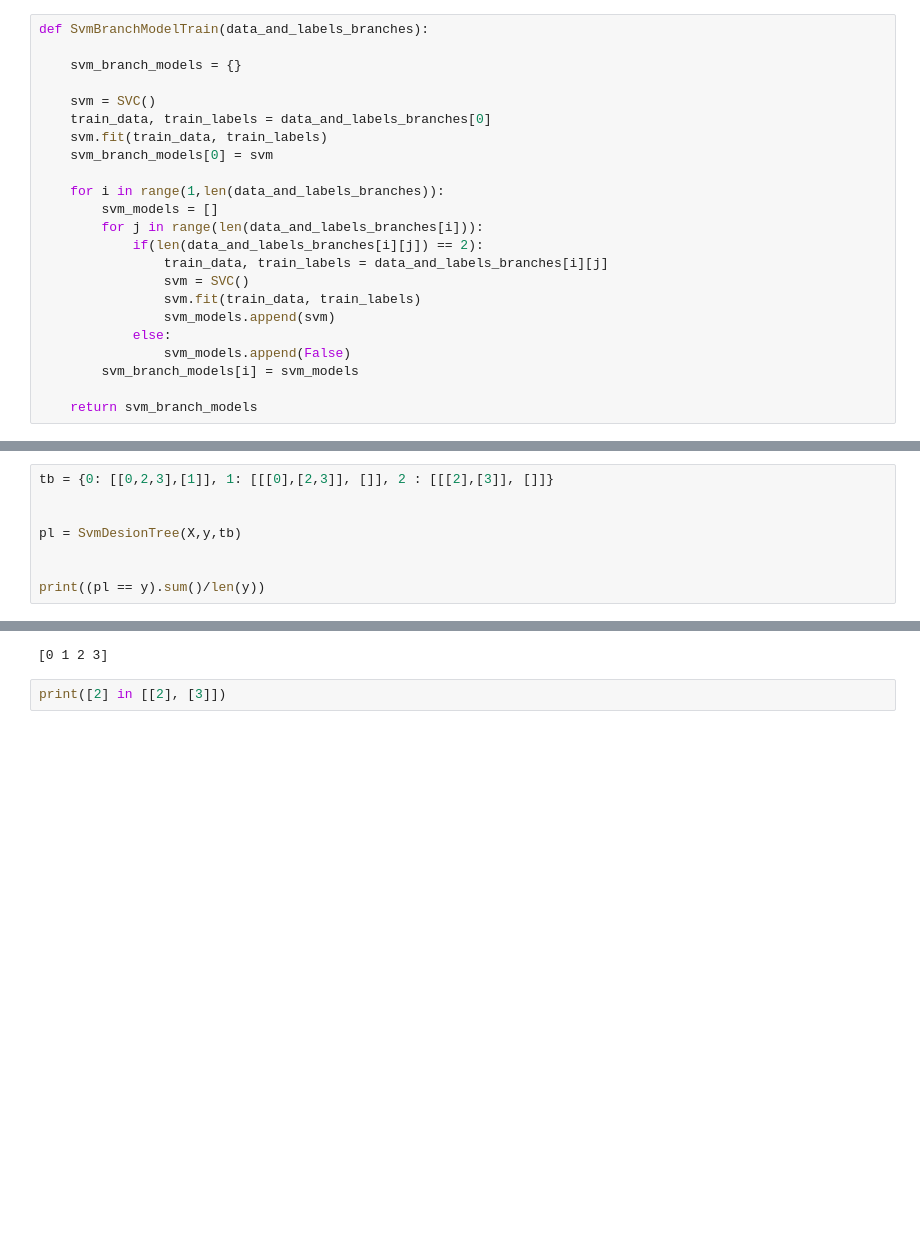
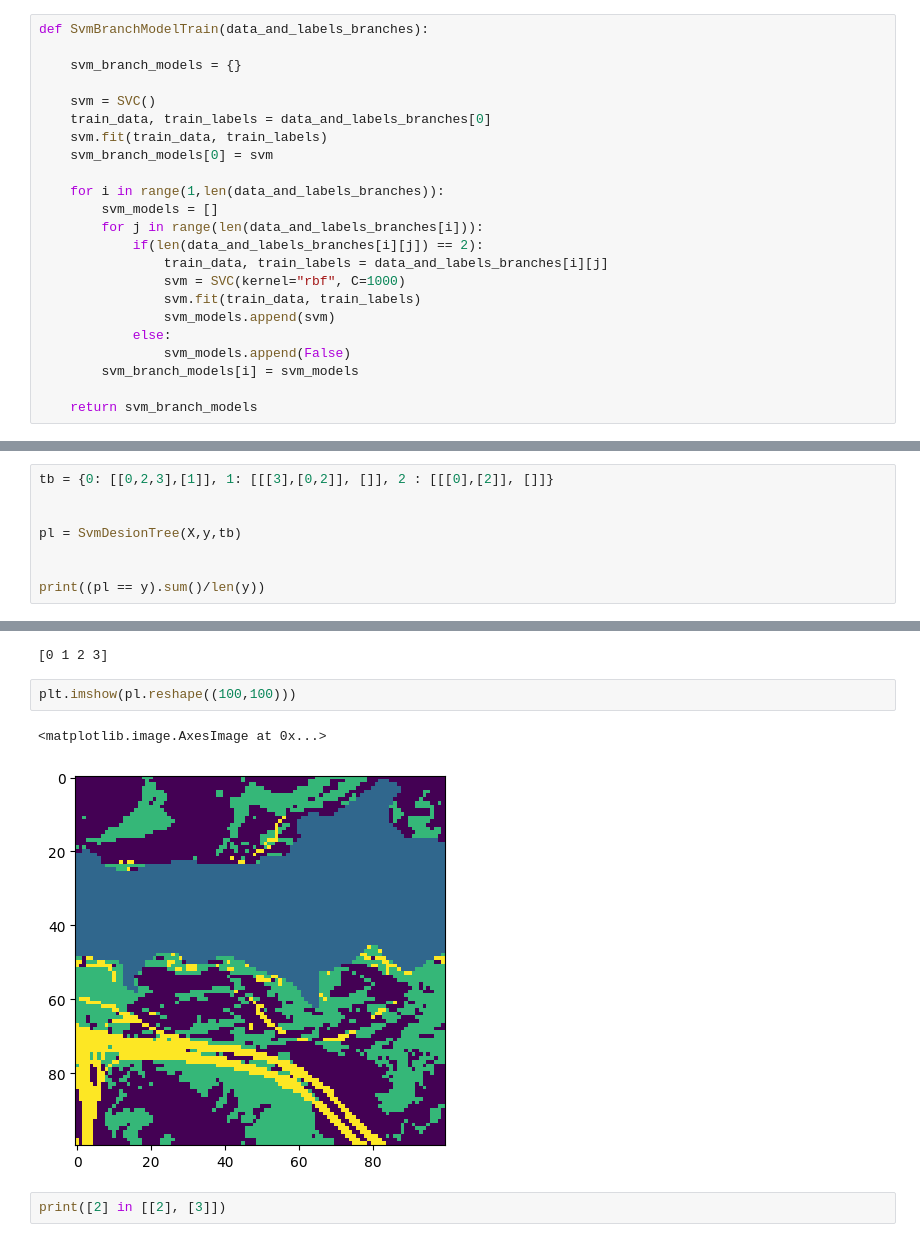
Before and after one commit to jonasroy/SVM_THESIS_PROJECT, a Jupyter notebook: Model/Model_Tree3.ipynb, the cells around one changed output, grey strips where cells are left out. Drawn from its saved outputs; the diff is of its cells as text; blank space fills up the shorter version.

```diff
--- a/Model/Model_Tree3.ipynb
+++ b/Model/Model_Tree3.ipynb
@@ -391,7 +391,7 @@ def SvmBranchModelTrain(data_and_labels_branches):
         for j in range(len(data_and_labels_branches[i])):
             if(len(data_and_labels_branches[i][j]) == 2):
                 train_data, train_labels = data_and_labels_branches[i][j]
-                svm = SVC()
+                svm = SVC(kernel="rbf", C=1000)
                 svm.fit(train_data, train_labels)
                 svm_models.append(svm)
             else:
@@ -516,6 +510,6 @@ def SvmDesionTree(data, labels, tree_branches):
     return pl
 # %%
-tb = {0: [[0,2,3],[1]], 1: [[[0],[2,3]], []], 2 : [[[2],[3]], []]}
+tb = {0: [[0,2,3],[1]], 1: [[[3],[0,2]], []], 2 : [[[0],[2]], []]}
 
 
 pl = SvmDesionTree(X,y,tb)
@@ -528,6 +522,11 @@ print((pl == y).sum()/len(y))
 print(classesInLabels(pl))
 # %% [output]
 [0 1 2 3]
+# %%
+plt.imshow(pl.reshape((100,100)))
+# %% [output]
+<matplotlib.image.AxesImage at 0x...>
+[figure, added]
 # %%
 print([2] in [[2], [3]])
 # %% [output]
```
Also changed, not shown: parts of 2 cells of this notebook.
